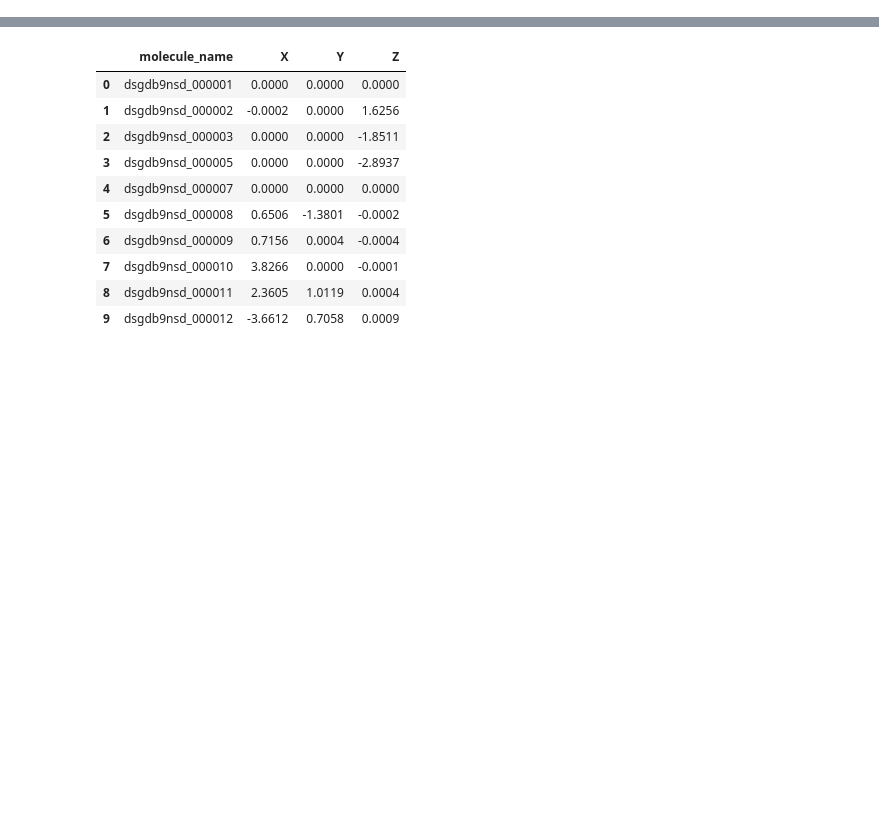
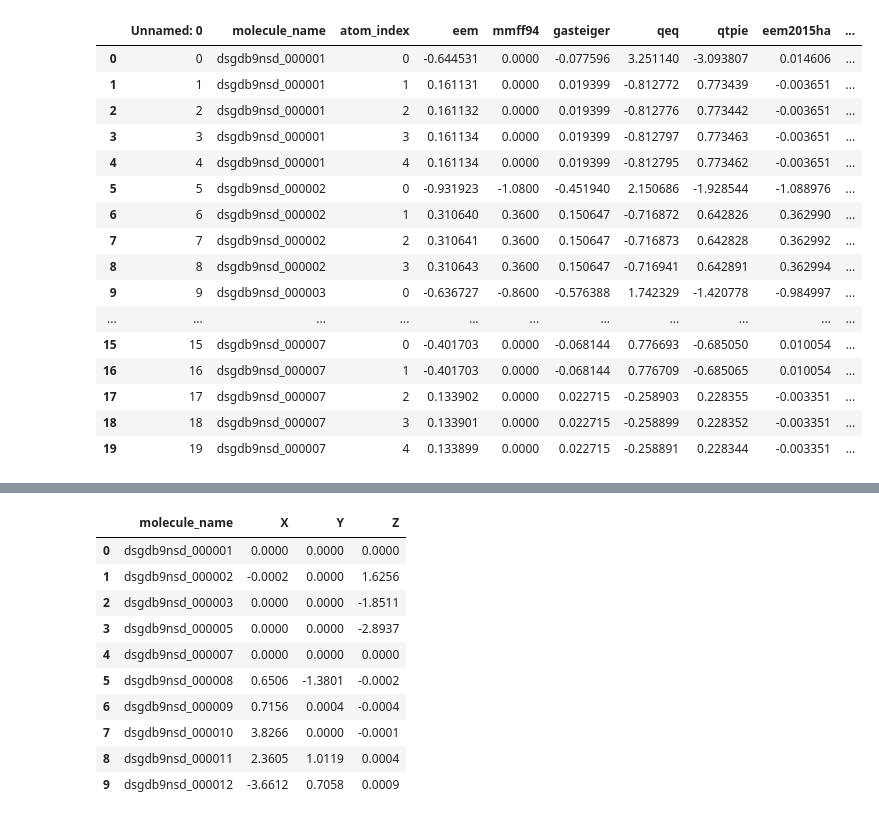
Before and after one commit to Atum19/PredictingMolecularProperties, a Jupyter notebook: explore_data.ipynb, the cells around one changed output, grey strips where cells are left out. Cells and saved outputs as stored; diff of their text form; code cells hidden in the pictures; blank space fills up the shorter version.

```diff
--- a/explore_data.ipynb
+++ b/explore_data.ipynb
@@ -27,0 +52,20 @@ train.head(10)
+# %%
+trn_ob.head(20)
+# %% [output]
+|  | Unnamed: 0 | molecule_name | atom_index | eem | mmff94 | gasteiger | qeq | qtpie | eem2015ha | ... |
+| 0 | 0 | dsgdb9nsd_000001 | 0 | -0.644531 | 0.0000 | -0.077596 | 3.251140 | -3.093807 | 0.014606 | ... |
+| 1 | 1 | dsgdb9nsd_000001 | 1 | 0.161131 | 0.0000 | 0.019399 | -0.812772 | 0.773439 | -0.003651 | ... |
+| 2 | 2 | dsgdb9nsd_000001 | 2 | 0.161132 | 0.0000 | 0.019399 | -0.812776 | 0.773442 | -0.003651 | ... |
+| 3 | 3 | dsgdb9nsd_000001 | 3 | 0.161134 | 0.0000 | 0.019399 | -0.812797 | 0.773463 | -0.003651 | ... |
+| 4 | 4 | dsgdb9nsd_000001 | 4 | 0.161134 | 0.0000 | 0.019399 | -0.812795 | 0.773462 | -0.003651 | ... |
+| 5 | 5 | dsgdb9nsd_000002 | 0 | -0.931923 | -1.0800 | -0.451940 | 2.150686 | -1.928544 | -1.088976 | ... |
+| 6 | 6 | dsgdb9nsd_000002 | 1 | 0.310640 | 0.3600 | 0.150647 | -0.716872 | 0.642826 | 0.362990 | ... |
+| 7 | 7 | dsgdb9nsd_000002 | 2 | 0.310641 | 0.3600 | 0.150647 | -0.716873 | 0.642828 | 0.362992 | ... |
+| 8 | 8 | dsgdb9nsd_000002 | 3 | 0.310643 | 0.3600 | 0.150647 | -0.716941 | 0.642891 | 0.362994 | ... |
+| 9 | 9 | dsgdb9nsd_000003 | 0 | -0.636727 | -0.8600 | -0.576388 | 1.742329 | -1.420778 | -0.984997 | ... |
+| ... | ... | ... | ... | ... | ... | ... | ... | ... | ... | ... |
+| 15 | 15 | dsgdb9nsd_000007 | 0 | -0.401703 | 0.0000 | -0.068144 | 0.776693 | -0.685050 | 0.010054 | ... |
+| 16 | 16 | dsgdb9nsd_000007 | 1 | -0.401703 | 0.0000 | -0.068144 | 0.776709 | -0.685065 | 0.010054 | ... |
+| 17 | 17 | dsgdb9nsd_000007 | 2 | 0.133902 | 0.0000 | 0.022715 | -0.258903 | 0.228355 | -0.003351 | ... |
+| 18 | 18 | dsgdb9nsd_000007 | 3 | 0.133901 | 0.0000 | 0.022715 | -0.258899 | 0.228352 | -0.003351 | ... |
+| 19 | 19 | dsgdb9nsd_000007 | 4 | 0.133899 | 0.0000 | 0.022715 | -0.258891 | 0.228344 | -0.003351 | ... |
```
Also changed, not shown: parts of 11 cells of this notebook, 1 other file.
